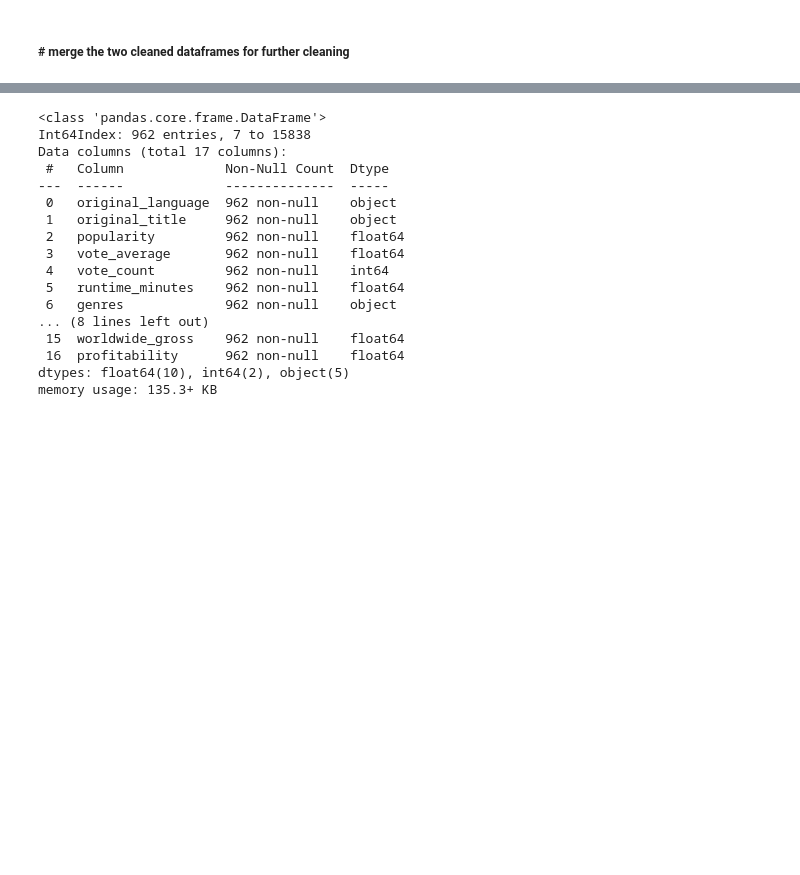
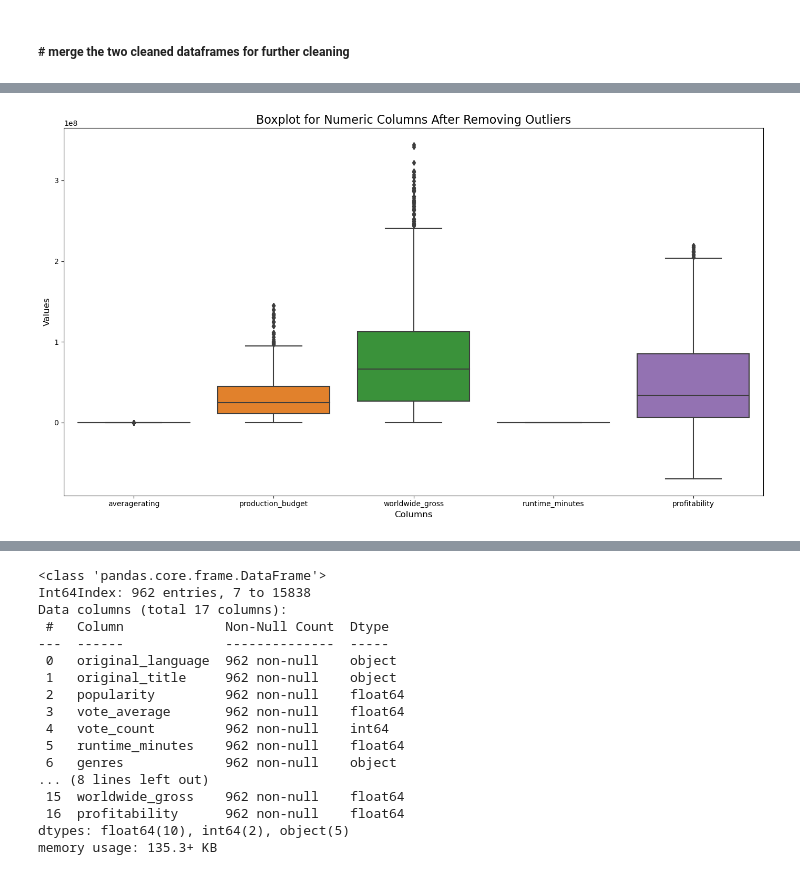
Before and after one commit to MuiruriVivian/PHASE-2-GROUP-7-PROJECT, a Jupyter notebook: group 7 notebook.ipynb, the cells around one changed output, grey strips where cells are left out. Drawn from its saved outputs; the diff is of its cells as text; code cells hidden in the pictures; blank space fills up the shorter version.

```diff
--- a/group 7 notebook.ipynb
+++ b/group 7 notebook.ipynb
@@ -393,31 +428,38 @@ merged_data.to_csv('cleaned_merged_data.csv', index=False)
 # %%
-# Import the data files
-gross_budget_df = pd.read_csv('cleaned_gross_budget.csv')
-merged_data_df = pd.read_csv('cleaned_merged_data.csv')
-
-#drop the release_date column from the merged_data_df
-merged_data_df = merged_data_df.drop(['release_date'], axis=1)
-
-# Merge the datasets on 'movie' and 'original_title', with 'cleaned_merged_data.csv' as the main table
-df = pd.merge(merged_data_df, gross_budget_df, left_on='original_title', right_on='movie', how='left')
-
-# add a profitability column
-df["profitability"] = df["worldwide_gross"] - df["production_budget"]
-
 # Use a function to remove outlier from multiple relevant columns using IQR method
 def remove_outliers(df, columns):
     for column in columns:
         Q1 = df[column].quantile(0.25)
         Q3 = df[column].quantile(0.75)
         IQR = Q3 - Q1
         lower_bound = Q1 - 1.5 * IQR
         upper_bound = Q3 + 1.5 * IQR
         df = df[(df[column] >= lower_bound) & (df[column] <= upper_bound)]
     return df
 
 # Remove outliers from specified columns
 numeric_columns = ['averagerating', 'production_budget', 'worldwide_gross', 'runtime_minutes', 'profitability']
 df_cleaned = remove_outliers(df, numeric_columns)
+
+# Define the numeric columns you want to plot
+numeric_columns = ['averagerating', 'production_budget', 'worldwide_gross', 'runtime_minutes', 'profitability']
+
+# Set up the matplotlib figure
+plt.figure(figsize=(14, 8))
+
+# Create the boxplot using Seaborn
+sns.boxplot(data=df_cleaned[numeric_columns])
+
+# Add title and labels
+plt.title('Boxplot for Numeric Columns After Removing Outliers', fontsize=16)
+plt.xlabel('Columns', fontsize=12)
+plt.ylabel('Values', fontsize=12)
+
+# Show the plot
+plt.tight_layout()
+plt.show()
+# %% [output]
+[figure, added]
 # %%
 df_cleaned.dropna()
 # %% [output]
```
Also changed, not shown: parts of 28 cells of this notebook.
